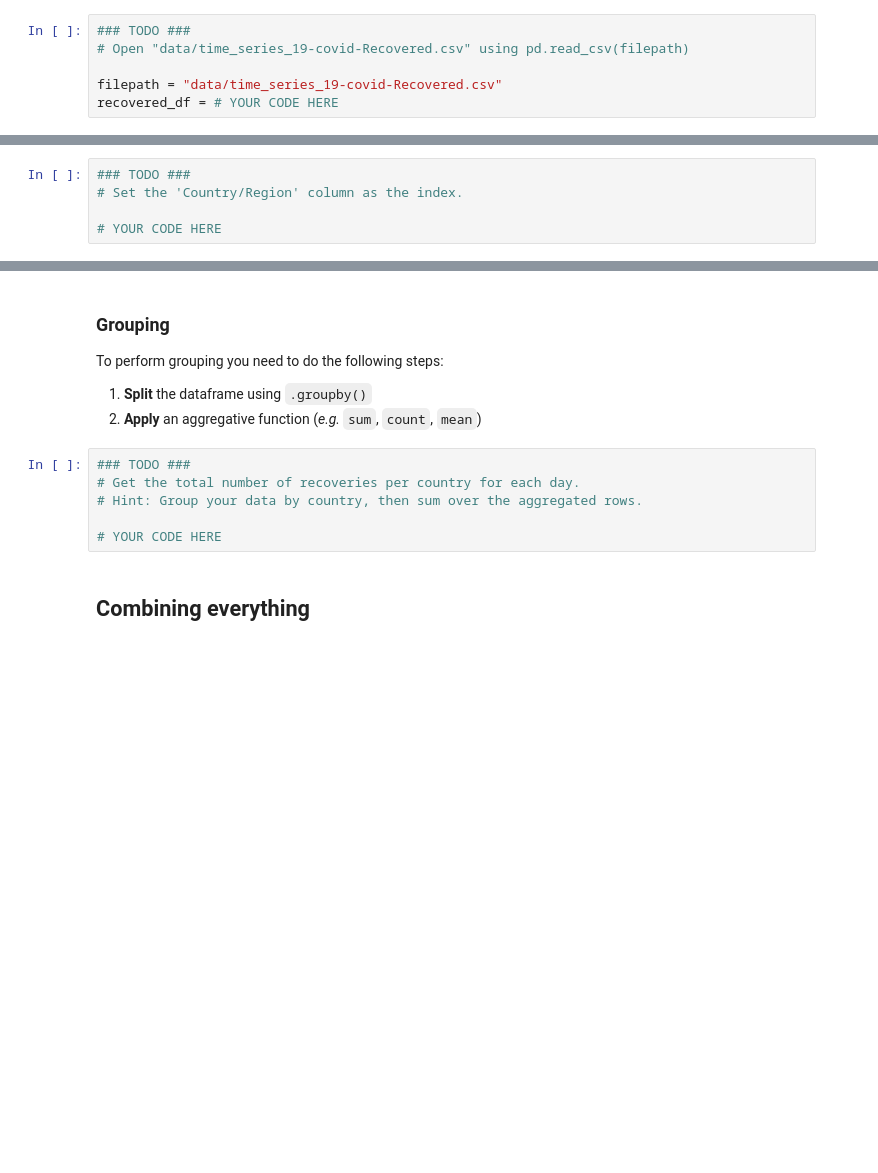
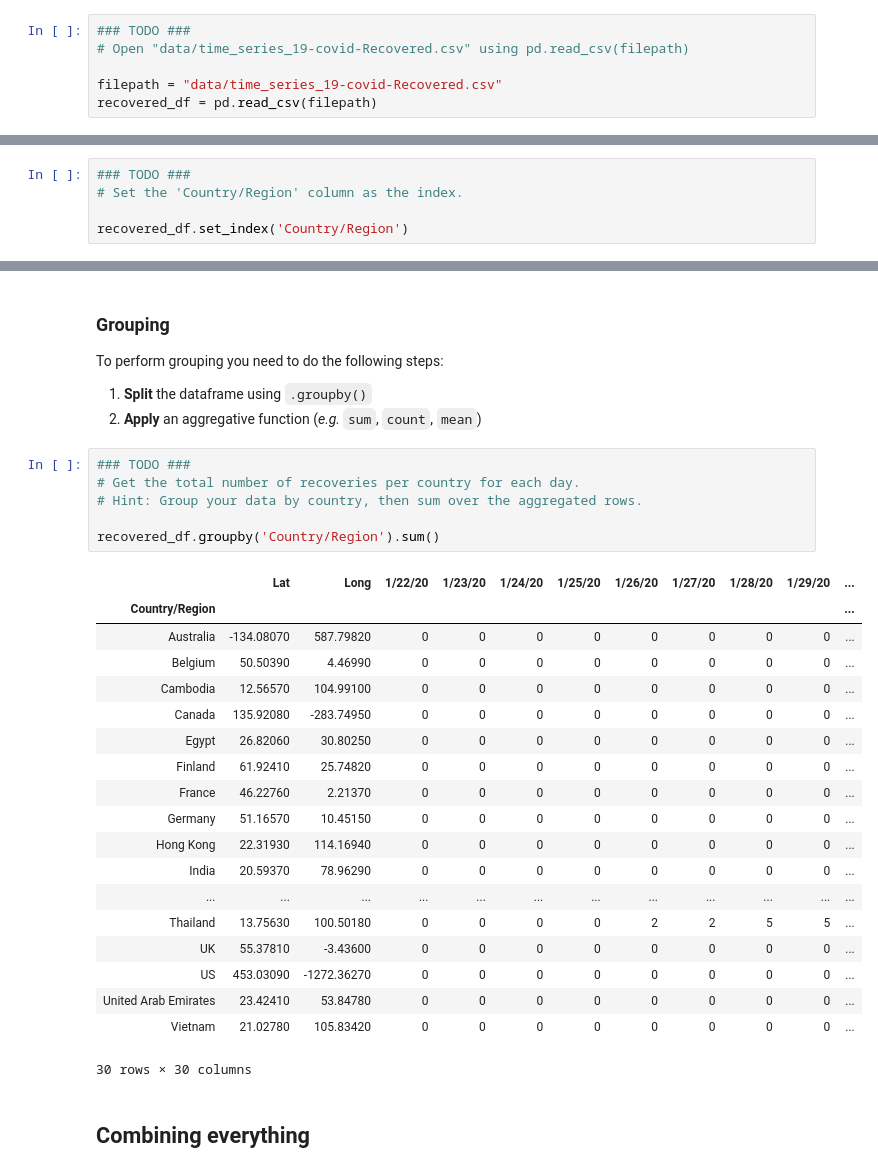
Before and after one commit to trouni/workshop-data-analysis, a Jupyter notebook: data_analysis_workshop.ipynb, the cells around one changed output, grey strips where cells are left out. Drawn from its saved outputs; the diff is of its cells as text; blank space fills up the shorter version.

```diff
--- a/data_analysis_workshop.ipynb
+++ b/data_analysis_workshop.ipynb
@@ -98,7 +106,7 @@ pd.read_csv(filepath)
 # Open "data/time_series_19-covid-Recovered.csv" using pd.read_csv(filepath)
 
 filepath = "data/time_series_19-covid-Recovered.csv"
-recovered_df = # YOUR CODE HERE
+recovered_df = pd.read_csv(filepath)
 # %% [markdown]
 Let's see what's in our newly created dataframe by calling the variable `recovered_df`:
 # %%
@@ -259,4 +431,4 @@ DataFrame.set_index('Column Name')
 ### TODO ###
 # Set the 'Country/Region' column as the index.
 
-# YOUR CODE HERE
+recovered_df.set_index('Country/Region')
@@ -321,9 +574,29 @@ To perform grouping you need to do the following steps:
 # %%
 ### TODO ###
 # Get the total number of recoveries per country for each day.
 # Hint: Group your data by country, then sum over the aggregated rows.
 
-# YOUR CODE HERE
+recovered_df.groupby('Country/Region').sum()
+# %% [output]
+|  | Lat | Long | 1/22/20 | 1/23/20 | 1/24/20 | 1/25/20 | 1/26/20 | 1/27/20 | 1/28/20 | 1/29/20 | ... |
+| Country/Region |  |  |  |  |  |  |  |  |  |  | ... |
+| Australia | -134.08070 | 587.79820 | 0 | 0 | 0 | 0 | 0 | 0 | 0 | 0 | ... |
+| Belgium | 50.50390 | 4.46990 | 0 | 0 | 0 | 0 | 0 | 0 | 0 | 0 | ... |
+| Cambodia | 12.56570 | 104.99100 | 0 | 0 | 0 | 0 | 0 | 0 | 0 | 0 | ... |
+| Canada | 135.92080 | -283.74950 | 0 | 0 | 0 | 0 | 0 | 0 | 0 | 0 | ... |
+| Egypt | 26.82060 | 30.80250 | 0 | 0 | 0 | 0 | 0 | 0 | 0 | 0 | ... |
+| Finland | 61.92410 | 25.74820 | 0 | 0 | 0 | 0 | 0 | 0 | 0 | 0 | ... |
+| France | 46.22760 | 2.21370 | 0 | 0 | 0 | 0 | 0 | 0 | 0 | 0 | ... |
+| Germany | 51.16570 | 10.45150 | 0 | 0 | 0 | 0 | 0 | 0 | 0 | 0 | ... |
+| Hong Kong | 22.31930 | 114.16940 | 0 | 0 | 0 | 0 | 0 | 0 | 0 | 0 | ... |
+| India | 20.59370 | 78.96290 | 0 | 0 | 0 | 0 | 0 | 0 | 0 | 0 | ... |
+| ... | ... | ... | ... | ... | ... | ... | ... | ... | ... | ... | ... |
+| Thailand | 13.75630 | 100.50180 | 0 | 0 | 0 | 0 | 2 | 2 | 5 | 5 | ... |
+| UK | 55.37810 | -3.43600 | 0 | 0 | 0 | 0 | 0 | 0 | 0 | 0 | ... |
+| US | 453.03090 | -1272.36270 | 0 | 0 | 0 | 0 | 0 | 0 | 0 | 0 | ... |
+| United Arab Emirates | 23.42410 | 53.84780 | 0 | 0 | 0 | 0 | 0 | 0 | 0 | 0 | ... |
+| Vietnam | 21.02780 | 105.83420 | 0 | 0 | 0 | 0 | 0 | 0 | 0 | 0 | ... |
+30 rows × 30 columns
 # %% [markdown]
 ## Combining everything
 # %%
```
Also changed, not shown: parts of 23 cells of this notebook.
